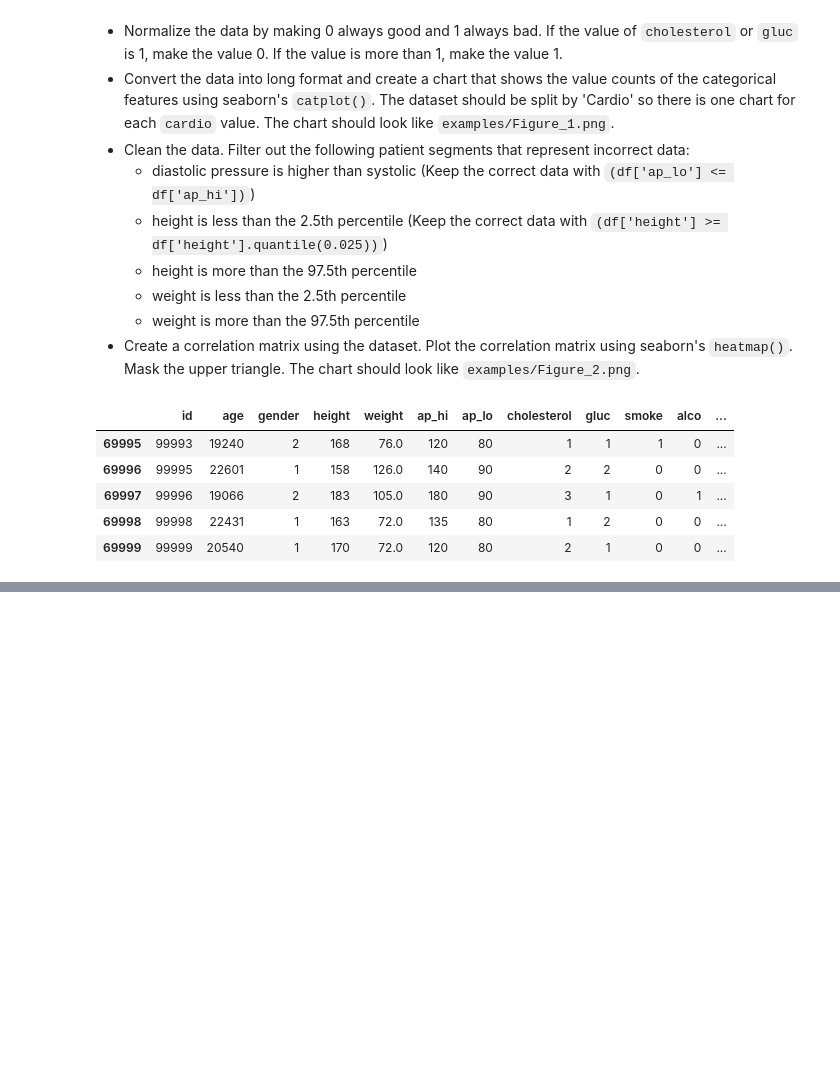
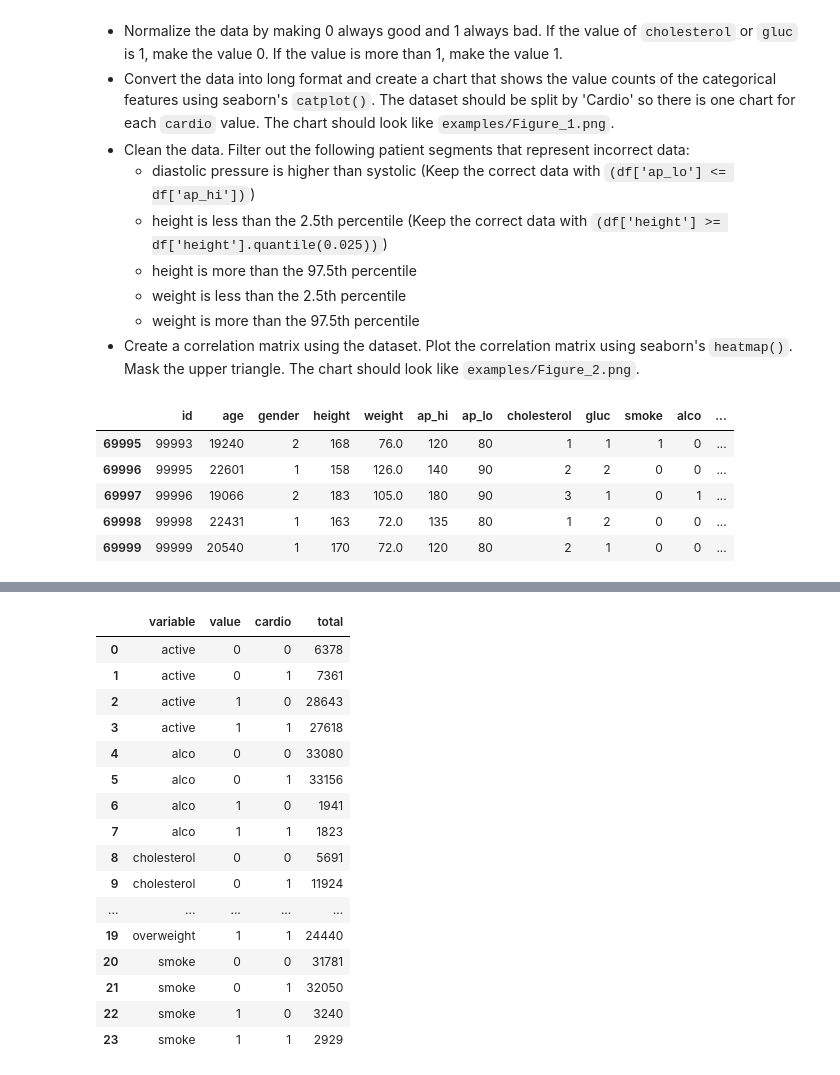
Before and after one commit to danhtran2k20/pyData, a Jupyter notebook: zpyDS0_Project/medical-data-visualizer/medical_data_visualizer.ipynb, the cells around one changed output, grey strips where cells are left out. Drawn from its saved outputs; the diff is of its cells as text; code cells hidden in the pictures; blank space fills up the shorter version.

```diff
--- a/zpyDS0_Project/medical-data-visualizer/medical_data_visualizer.ipynb
+++ b/zpyDS0_Project/medical-data-visualizer/medical_data_visualizer.ipynb
@@ -87,15 +113,28 @@ df.tail()
 # %%
-# Draw Categorical Plot
-# Create DataFrame for cat plot using `pd.melt` using just the values from 'cholesterol', 'gluc', 'smoke', 'alco', 'active', and 'overweight'.
-df_cat = None
-
-
+# https://www.kaggle.com/benthecoder/fcc-medical-data-visualization
+# https://www.datacamp.com/community/tutorials/pandas-multi-index
 # Group and reformat the data to split it by 'cardio'. Show the counts of each feature. You will have to rename one of the columns for the catplot to work correctly.
-df_cat = None
-
-# Draw the catplot with 'sns.catplot()'
-
-
-
-# Do not modify the next two lines
-fig.savefig('catplot.png')
+df_cat = (
+    pd.DataFrame(df_cat.groupby(["variable", "value", "cardio"])["value"].count())
+    .rename(columns={"value": "total"})
+    .reset_index()
+)
+df_cat
+# %% [output]
+|  | variable | value | cardio | total |
+| 0 | active | 0 | 0 | 6378 |
+| 1 | active | 0 | 1 | 7361 |
+| 2 | active | 1 | 0 | 28643 |
+| 3 | active | 1 | 1 | 27618 |
+| 4 | alco | 0 | 0 | 33080 |
+| 5 | alco | 0 | 1 | 33156 |
+| 6 | alco | 1 | 0 | 1941 |
+| 7 | alco | 1 | 1 | 1823 |
+| 8 | cholesterol | 0 | 0 | 5691 |
+| 9 | cholesterol | 0 | 1 | 11924 |
+| ... | ... | ... | ... | ... |
+| 19 | overweight | 1 | 1 | 24440 |
+| 20 | smoke | 0 | 0 | 31781 |
+| 21 | smoke | 0 | 1 | 32050 |
+| 22 | smoke | 1 | 0 | 3240 |
+| 23 | smoke | 1 | 1 | 2929 |
```
Also changed, not shown: parts of 5 cells of this notebook, 1 other file.
